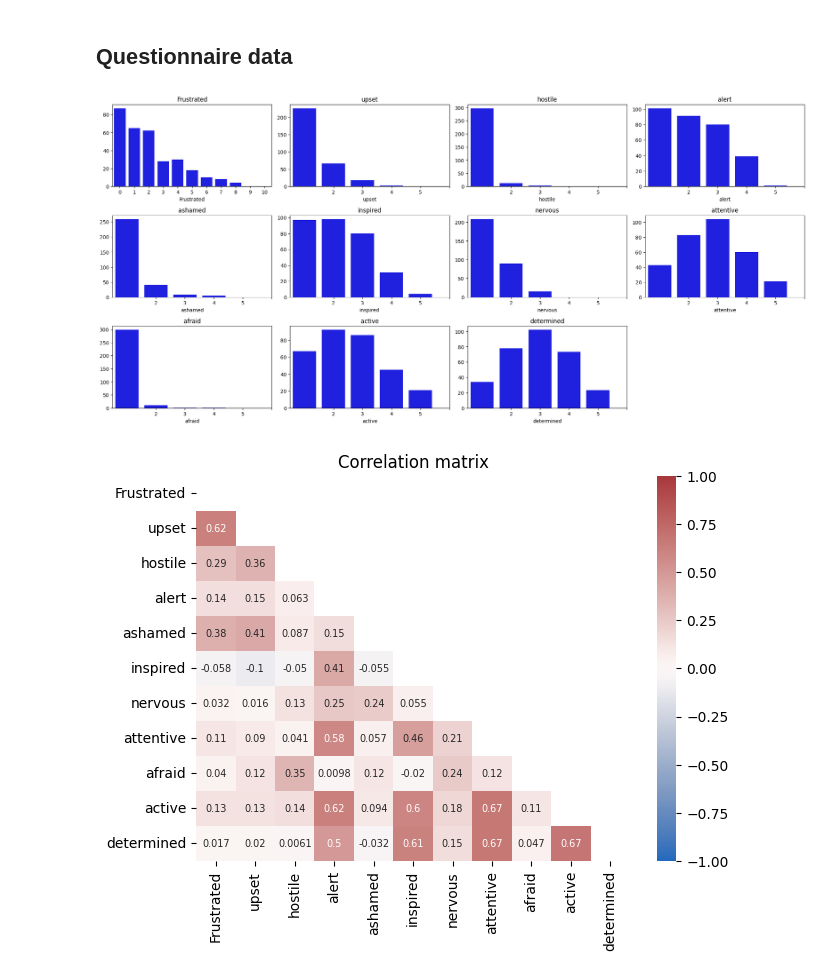
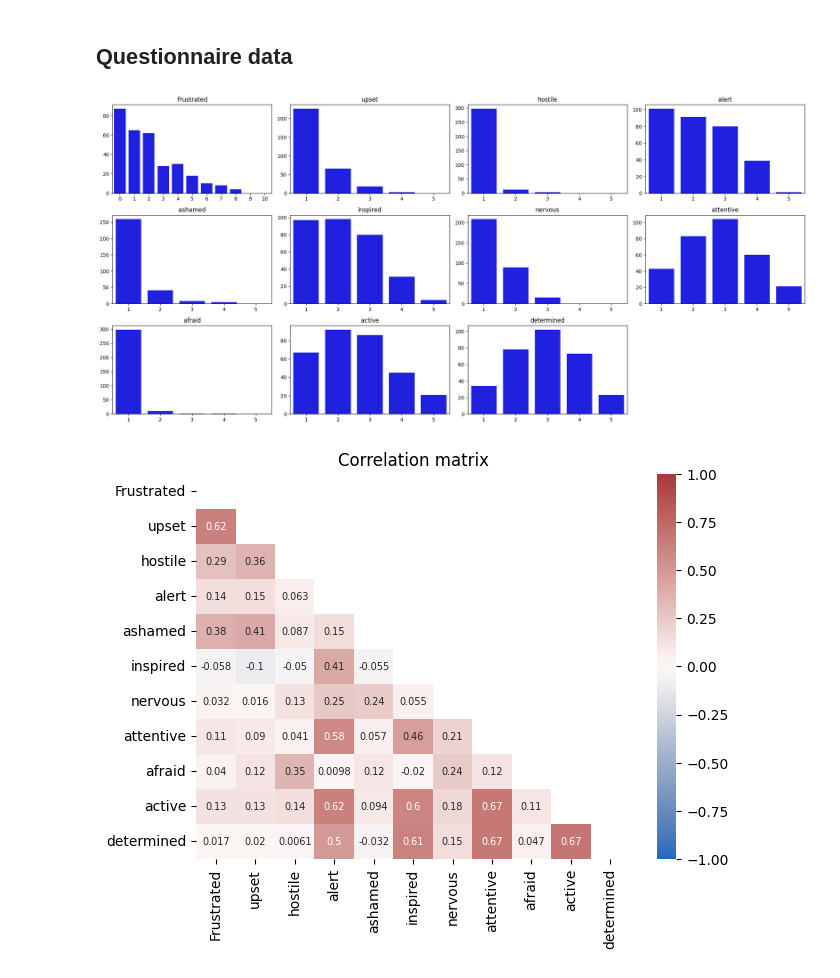
Before and after one commit to raquelmdtum/CDA-case2, a Jupyter notebook: group16_case2.ipynb, the cells around one changed output. Drawn from its saved outputs; the diff is of its cells as text; code cells hidden in the pictures.

```diff
--- a/group16_case2.ipynb
+++ b/group16_case2.ipynb
@@ -192,22 +192,23 @@ corr_heatmap(eda_tonic, id_columns)
 # %%
 questionnaire_features = [col for col in questionnaire.columns if col not in id_columns]
 # %%
-# Plot distribution of each feature
 plt.figure(figsize=(20, 40))
 for i, col in enumerate(questionnaire_features):
     plt.subplot(13, 4, i + 1)
     if col.lower() == 'frustrated':
-        full_range = list(range(0, 11))  # 0 to 10 for frustration
+        full_range = list(range(0, 11))  # 0 to 10
     else:
-        full_range = list(range(1, 6))   # 1 to 5 for all others
+        full_range = list(range(1, 6))   # 1 to 5
     value_counts = questionnaire[col].value_counts().reindex(full_range, fill_value=0)
-    sns.barplot(x=value_counts.index, y=value_counts.values, color='blue')
+    # Convert x to string to treat them as categorical labels
+    sns.barplot(x=[str(x) for x in value_counts.index], y=value_counts.values, color='blue')
     plt.title(col)
-    plt.xticks(full_range)  # ensure all x values are shown
+    plt.xlabel("")
+    plt.ylabel("")
 plt.tight_layout()
 plt.show()
 # %% [output]
-[figure, old version]
+[figure, new version]
 # %%
 # Subset with only relevant features
 questionnaire_subset = questionnaire[questionnaire_features]
```
Also changed, not shown: parts of 42 cells of this notebook.
